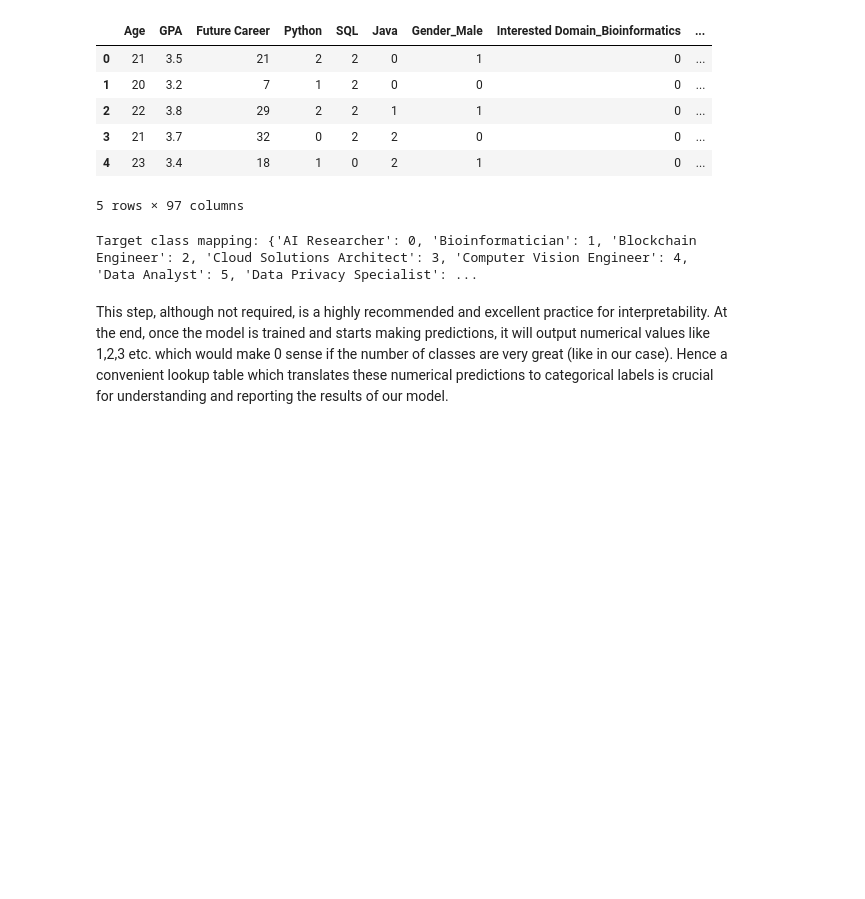
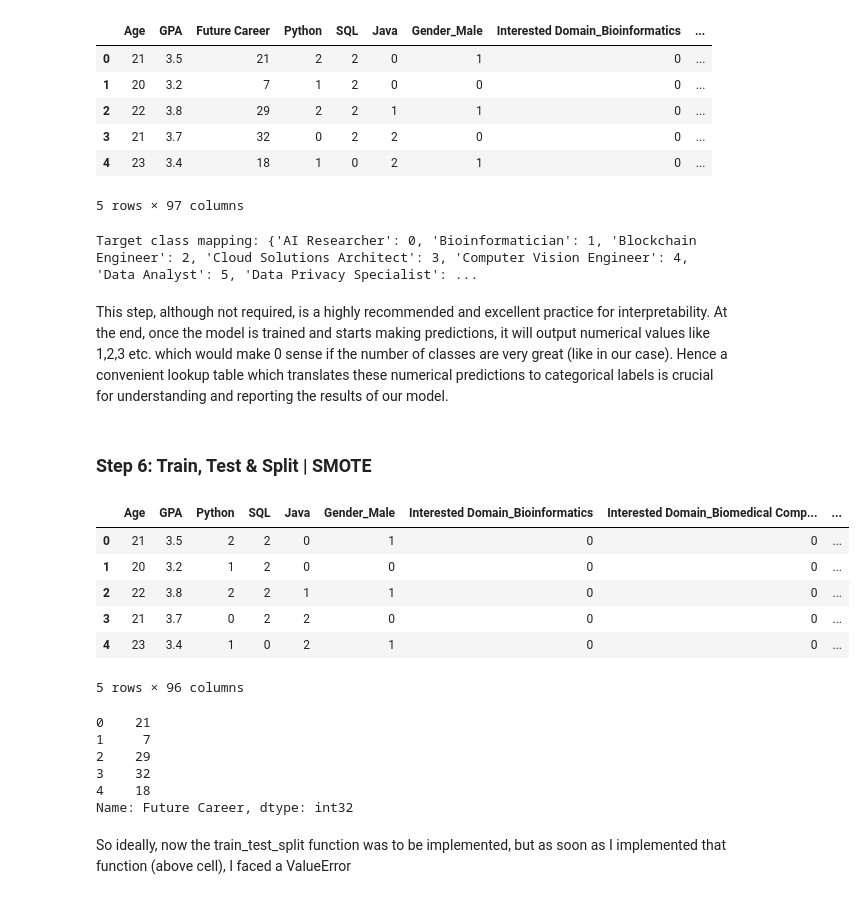
Before and after one commit to pegasus991/career-counsellor-ml, a Jupyter notebook: notebooks/career_counsellor_phase1.ipynb, the cells around one changed output. Cells and saved outputs as stored; diff of their text form; code cells hidden in the pictures; blank space fills up the shorter version.

```diff
--- a/notebooks/career_counsellor_phase1.ipynb
+++ b/notebooks/career_counsellor_phase1.ipynb
@@ -452,3 +453,28 @@ This step, although not required, is a highly recommended and excellent practice
 # %%
 #Saving the cleaned file to a separate folder to revisit later (if it helps)
 df.to_csv(r"D:/Projects/career-counsellor-ml/data/processed/processed_data.csv", index=False)
+# %% [markdown]
+### Step 6: Train, Test & Split | SMOTE
+# %%
+#Split into X and y
+X = df.drop('Future Career', axis=1)
+y = df['Future Career']
+# %%
+X.head()
+# %% [output]
+|  | Age | GPA | Python | SQL | Java | Gender_Male | Interested Domain_Bioinformatics | Interested Domain_Biomedical Comp... | ... |
+| 0 | 21 | 3.5 | 2 | 2 | 0 | 1 | 0 | 0 | ... |
+| 1 | 20 | 3.2 | 1 | 2 | 0 | 0 | 0 | 0 | ... |
+| 2 | 22 | 3.8 | 2 | 2 | 1 | 1 | 0 | 0 | ... |
+| 3 | 21 | 3.7 | 0 | 2 | 2 | 0 | 0 | 0 | ... |
+| 4 | 23 | 3.4 | 1 | 0 | 2 | 1 | 0 | 0 | ... |
+5 rows × 96 columns
+# %%
+y.head()
+# %% [output]
+0    21
+1     7
+2    29
+3    32
+4    18
+Name: Future Career, dtype: int32
@@ -454,0 +484,2 @@ df.to_csv(r"D:/Projects/career-counsellor-ml/data/processed/processed_data.csv",
+# %% [markdown]
+So ideally, now the train_test_split function was to be implemented, but as soon as I implemented that function (above cell), I faced a ValueError
```
Also changed, not shown: parts of 2 cells of this notebook, 2 other files.
